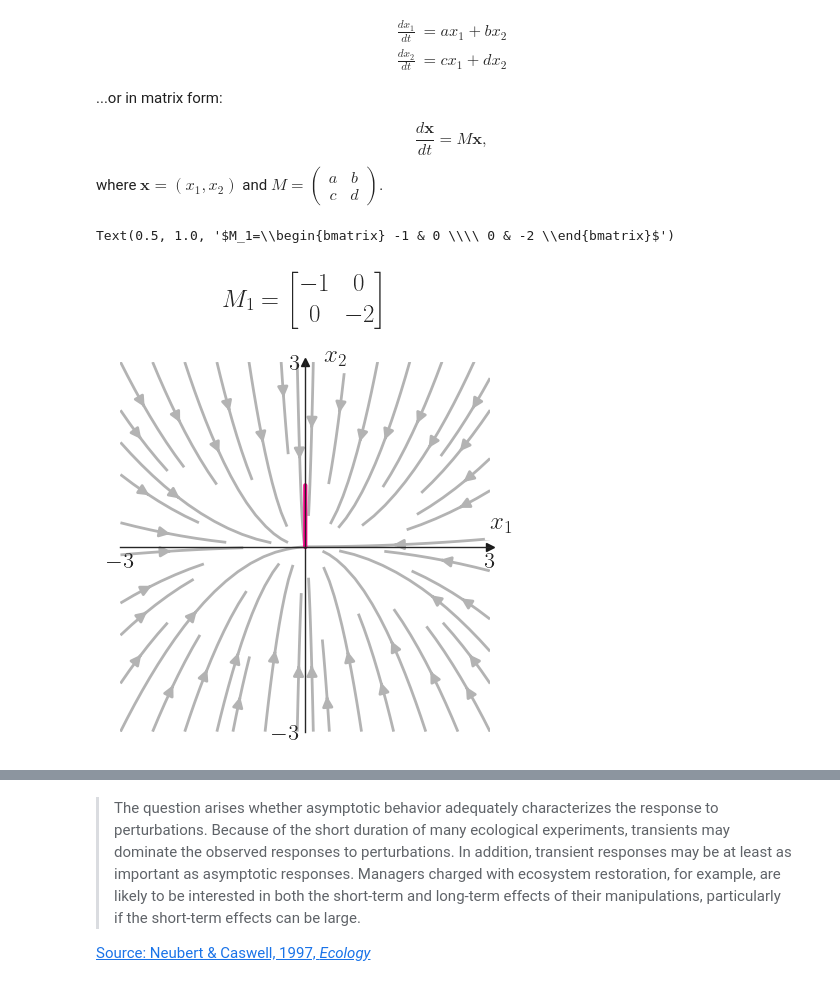
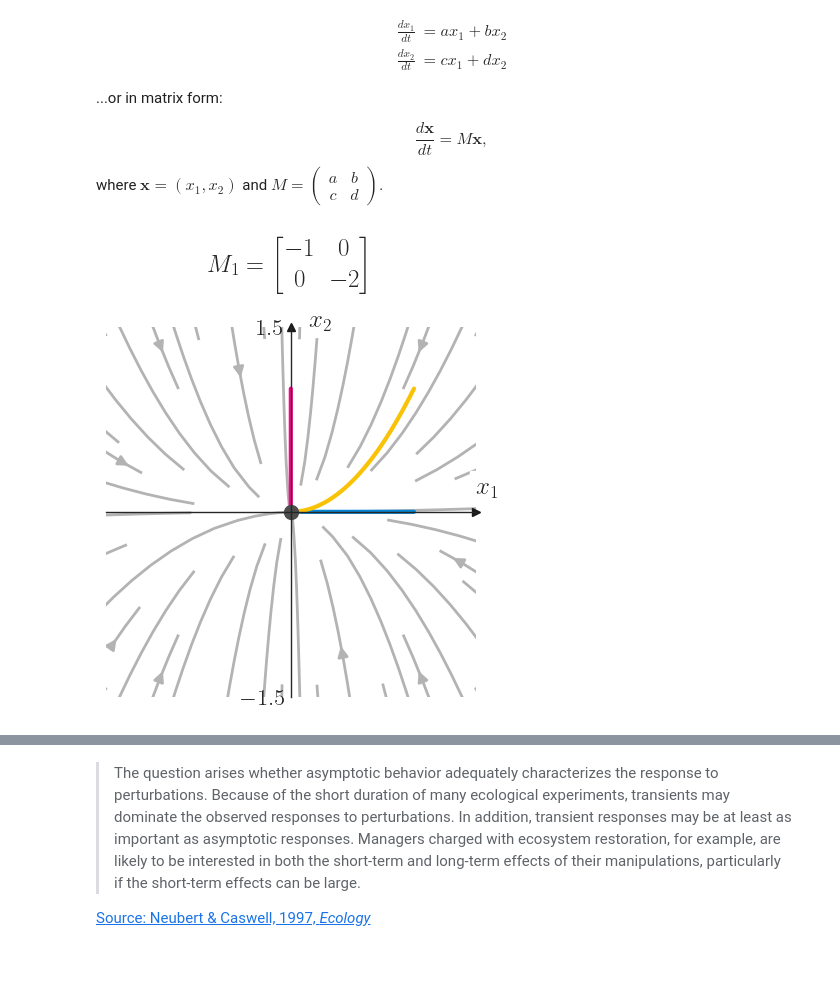
Before and after one commit to yairmau/talks-posters, a Jupyter notebook: talks/reactivity/react.ipynb, the cells around one changed output, grey strips where cells are left out. Saved outputs shown, nothing was run; the diff lists cells and outputs as text; code cells hidden in the pictures.

```diff
--- a/talks/reactivity/react.ipynb
+++ b/talks/reactivity/react.ipynb
@@ -147,7 +147,9 @@ def simulate_trajectory(p, x0, y0, tmax=10, dt=0.01):
                     [0, tmax], [x0, y0], t_eval=t_eval)
     return sol
 
-t0 = simulate_trajectory(A0, 0, 1, 100)
+t0a = simulate_trajectory(A0, 0, 1, 100)
+t0b = simulate_trajectory(A0, 1, 0, 100)
+t0c = simulate_trajectory(A0, 1, 1, 100)
 t1 = simulate_trajectory(A1, 0, 1, 100)
 t2 = simulate_trajectory(A2, 0, 1, 100)
 # %%
@@ -155,11 +157,12 @@ t2 = simulate_trajectory(A2, 0, 1, 100)
 
 fig, ax = plt.subplots()
 
-density = 2 * [0.80]
-minlength = 0.2
+density = 2 * [1.0]
+minlength = 0.05
 arrow_color = 3 * [0.7]
 bright_color1 = "xkcd:hot pink"
 bright_color2 = "xkcd:cerulean"
+bright_color3 = "xkcd:goldenrod"
 
 # make sure that each axes is square
 ax.set_aspect('equal', 'box')
@@ -169,40 +172,44 @@ ax.streamplot(X, Y, system_equations_2d(A0, X, Y)[0], system_equations_2d(A0, X,
               minlength=minlength,
               zorder=-10
               )
-ax.plot(t0.y[0], t0.y[1], color=bright_color1, lw=3)
+ax.plot(t0a.y[0], t0a.y[1], color=bright_color1, lw=3)
+ax.plot(t0b.y[0], t0b.y[1], color=bright_color2, lw=3)
+ax.plot(t0c.y[0], t0c.y[1], color=bright_color3, lw=3)
+ax.plot(t1.y[0][-1], t1.y[1][-1], 'o', color=3*[0.3], markersize=10)
+
 
 # make spines at the origin, put arrow at the end of the axis
 ax_list = [ax]
 for axx in ax_list:
     axx.spines['left'].set_position('zero')
     axx.spines['bottom'].set_position('zero')
     axx.spines['right'].set_color('none')
     axx.spines['top'].set_color('none')
     axx.spines['left'].set_linewidth(1.0)
     axx.spines['bottom'].set_linewidth(1.0)
     axx.xaxis.set_ticks_position('bottom')
     axx.yaxis.set_ticks_position('left')
     axx.xaxis.set_tick_params(width=0.5)
     axx.yaxis.set_tick_params(width=0.5)
     # put arrow at the end of the axis
     axx.plot(1, 0, ">k", transform=axx.get_yaxis_transform(), clip_on=False)
     axx.plot(0, 1, "^k", transform=axx.get_xaxis_transform(), clip_on=False)
     axx.text(1, 0.55, r"$x_1$", transform=axx.transAxes, clip_on=False, bbox=dict(facecolor='white', edgecolor='white'))
     axx.text(0.55, 1, r"$x_2$", transform=axx.transAxes, clip_on=False, bbox=dict(facecolor='white', edgecolor='white'))
     # set limits
     axx.set(xticks=[-3,3],
-                   yticks=[-3,3],
-                   xlim=[-3, 3],
-                   ylim=[-3, 3],)
+                   yticks=[-1.5,1.5],
+                   xlim=[-1.5, 1.5],
+                   ylim=[-1.5, 1.5],)
     # remove ticks from both axes
     axx.tick_params(axis='both', which='both', length=0)
 
 # put on title the respective parameters as matrix, use latex equation
 # add pad to title to avoid overlap with x-axis
 ax.set_title(r'$M_1=\begin{bmatrix} -1 & 0 \\ 0 & -2 \end{bmatrix}$', pad=40)
+plt.savefig("2d_system_0.png")
 # %% [output]
-Text(0.5, 1.0, '$M_1=\\begin{bmatrix} -1 & 0 \\\\ 0 & -2 \\end{bmatrix}$')
-[figure, old version]
+[figure, new version]
 # %%
 #| code-summary: "now let's plot"
 
```
Also changed, not shown: parts of 3 cells of this notebook, 8 other files.
